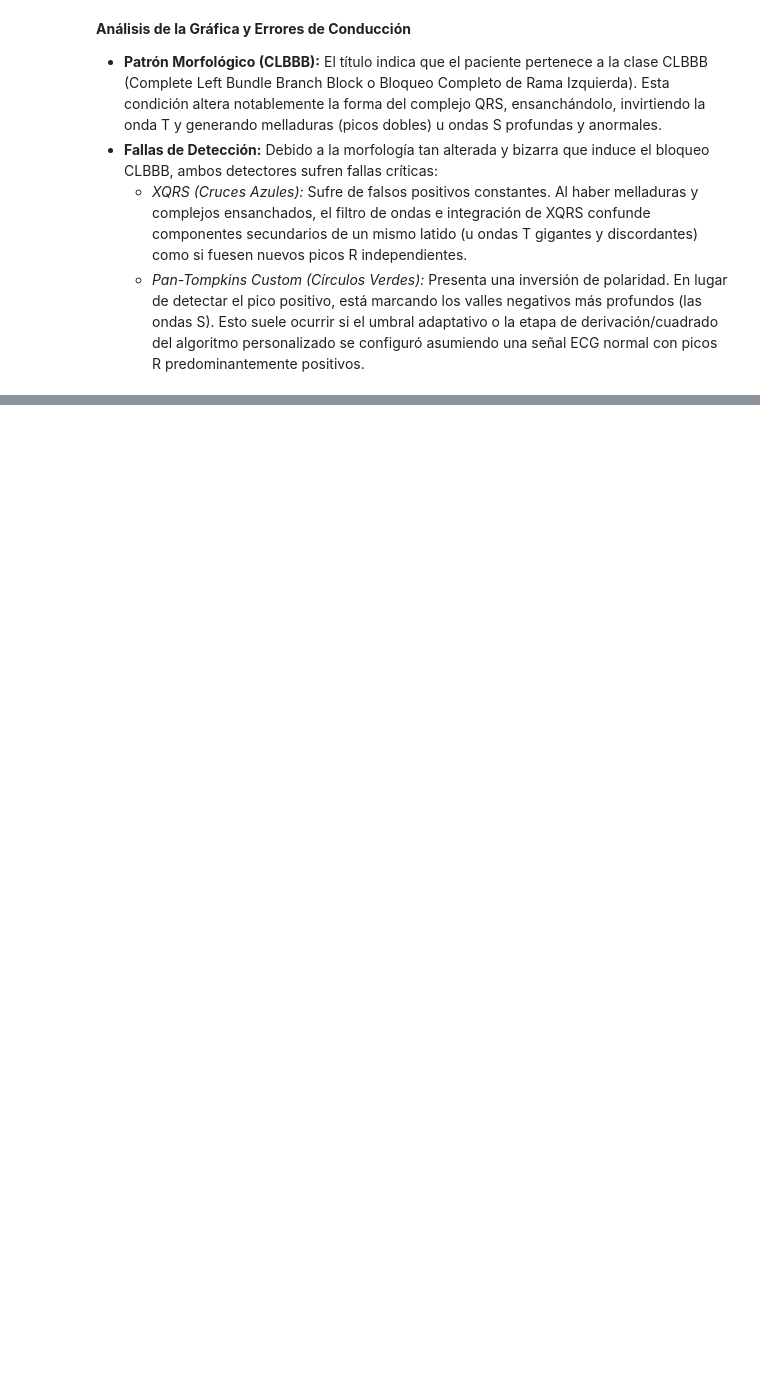
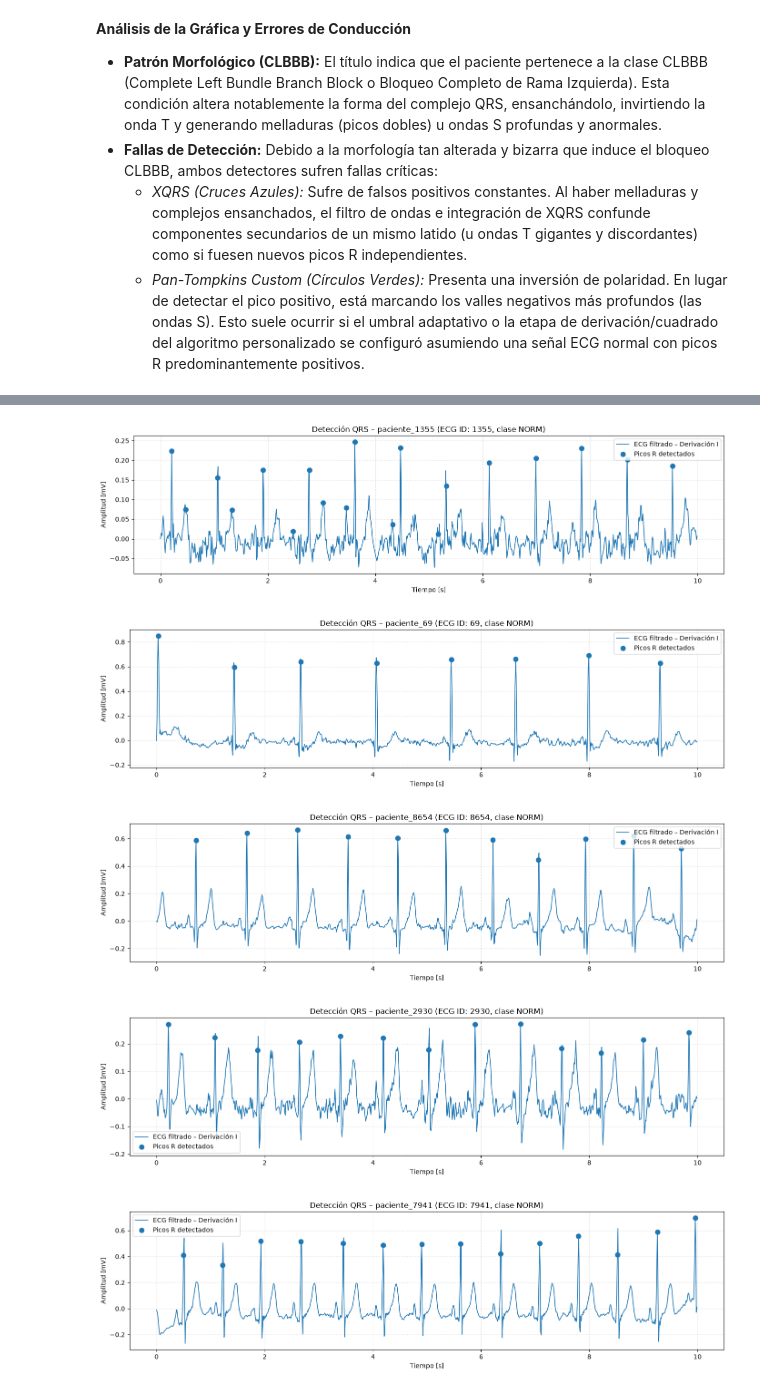
Before and after one commit to mschmidtgunther/final-bird-ecg-detection, a Jupyter notebook: notebooks/Prueba1.ipynb, the cells around one changed output, grey strips where cells are left out. Saved outputs shown, nothing was run; the diff lists cells and outputs as text; code cells hidden in the pictures; blank space fills up the shorter version.

```diff
--- a/notebooks/Prueba1.ipynb
+++ b/notebooks/Prueba1.ipynb
@@ -1110,0 +1359,63 @@ Total de latidos (XQRS):         21
+# %%
+# =============================================================================
+# VISUALIZACIÓN DE EJEMPLOS DE DETECCIÓN QRS
+# =============================================================================
+
+# Cantidad de pacientes normales a visualizar
+N_EJEMPLOS = 5
+
+claves_con_picos = [
+    clave
+    for clave, paciente in pacientes_normales.items()
+    if paciente.get("indices_ondas_r") is not None
+]
+
+n_mostrar = min(N_EJEMPLOS, len(claves_con_picos))
+
+if n_mostrar == 0:
+    print("No hay registros con picos R detectados para graficar.")
+
+else:
+    for clave_paciente in claves_con_picos[:n_mostrar]:
+        paciente = pacientes_normales[clave_paciente]
+
+        senal = np.asarray(paciente["senal_I_limpia"])
+        picos_r = np.asarray(paciente["indices_ondas_r"], dtype=int)
+        fs = float(paciente["fs"])
+
+        tiempo = np.arange(len(senal)) / fs
+
+        plt.figure(figsize=(14, 4))
+
+        plt.plot(
+            tiempo,
+            senal,
+            linewidth=1.2,
+            label="ECG filtrado – Derivación I"
+        )
+
+        plt.scatter(
+            tiempo[picos_r],
+            senal[picos_r],
+            s=55,
+            marker="o",
+            label="Picos R detectados",
+            zorder=3
+        )
+
+        plt.title(
+            f"Detección QRS – {clave_paciente} "
+            f"(ECG ID: {paciente['ecg_id']}, clase NORM)"
+        )
+        plt.xlabel("Tiempo [s]")
+        plt.ylabel("Amplitud [mV]")
+        plt.grid(True, linestyle=":", alpha=0.6)
+        plt.legend()
+        plt.tight_layout()
+        plt.show()
+# %% [output]
+[figure, added]
+[figure, added]
+[figure, added]
+[figure, added]
+[figure, added]
```
Also changed, not shown: parts of 7 cells of this notebook.
